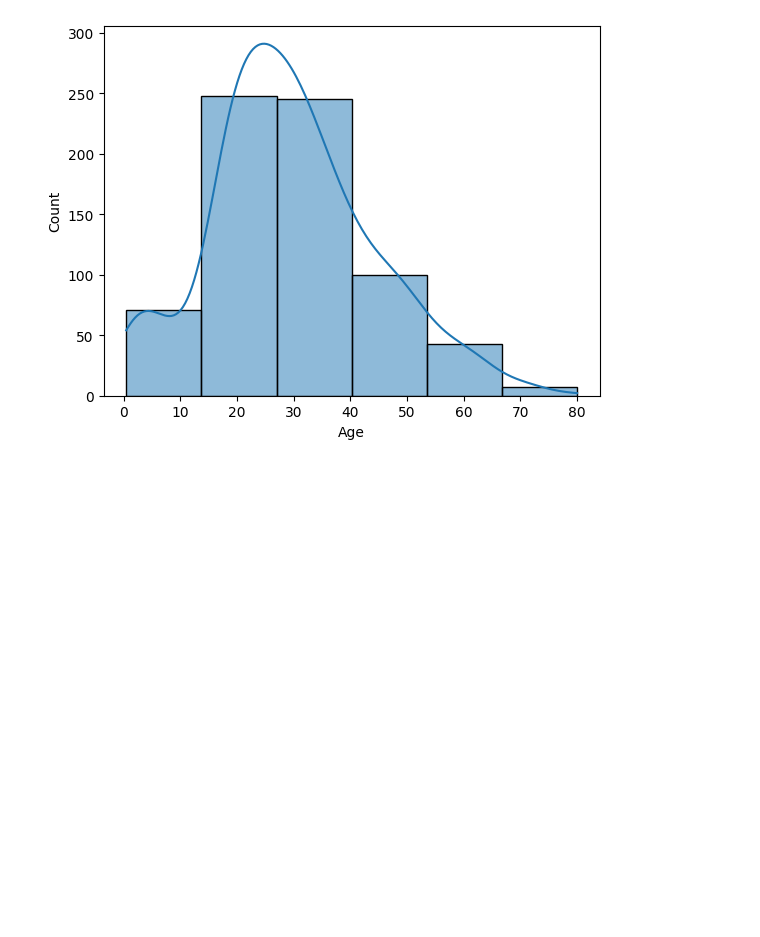
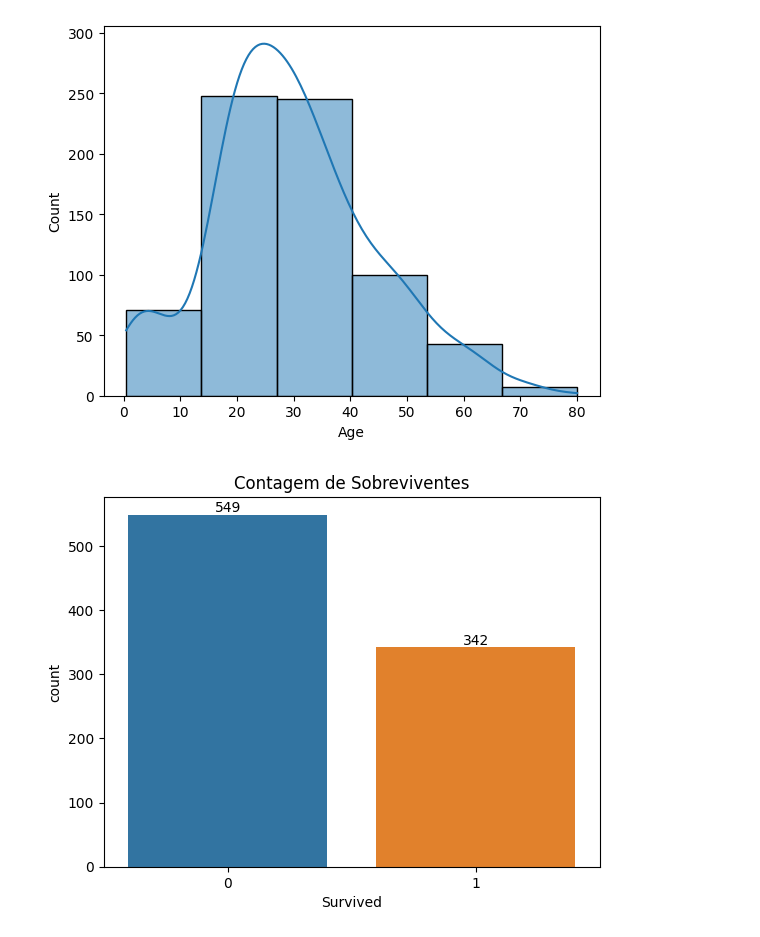
Before and after one commit to alanalima1410/analise.dados.titanic, a Jupyter notebook: titanic.ipynb, the cells around one changed output. Saved outputs shown, nothing was run; the diff lists cells and outputs as text; code cells hidden in the pictures; blank space fills up the shorter version.

```diff
--- a/titanic.ipynb
+++ b/titanic.ipynb
@@ -54,3 +57,19 @@ sns.histplot(data=df, x='Age', bins=6, kde=True)
 # %% [output]
 <Axes: xlabel='Age', ylabel='Count'>
 [figure]
+# %%
+
+import matplotlib.pyplot as plt
+
+contagem = df['Survived'].value_counts()
+
+sns.countplot(x='Survived', data=df)
+
+for i, count in enumerate(contagem):
+    plt.text(i, count, str(count), ha='center', va='bottom')
+
+plt.title('Contagem de Sobreviventes')
+
+plt.show()
+# %% [output]
+[figure, added]
```
Also changed, not shown: parts of 10 cells of this notebook.
